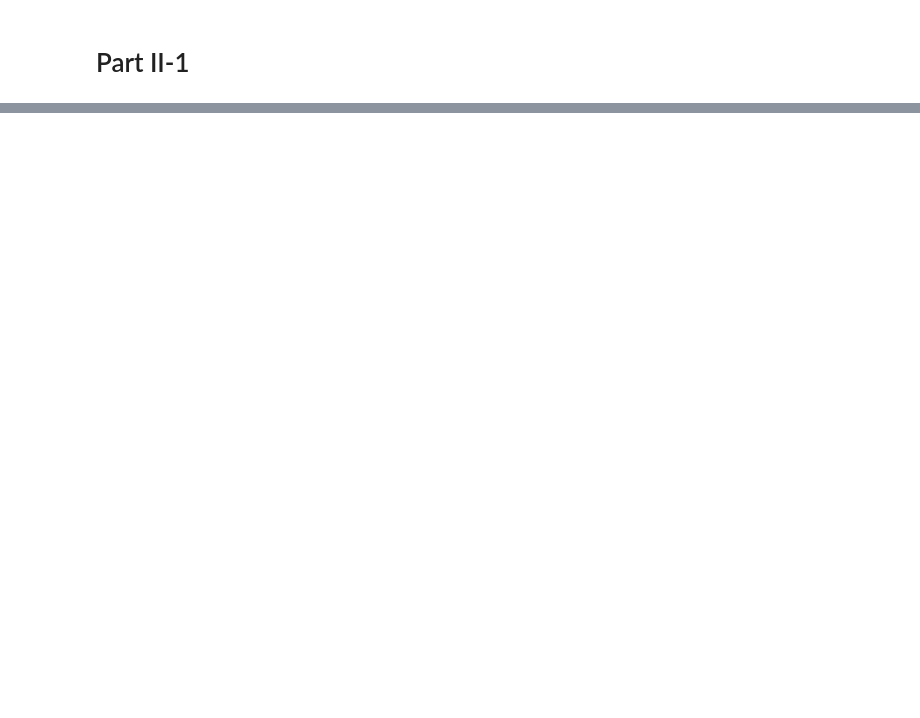
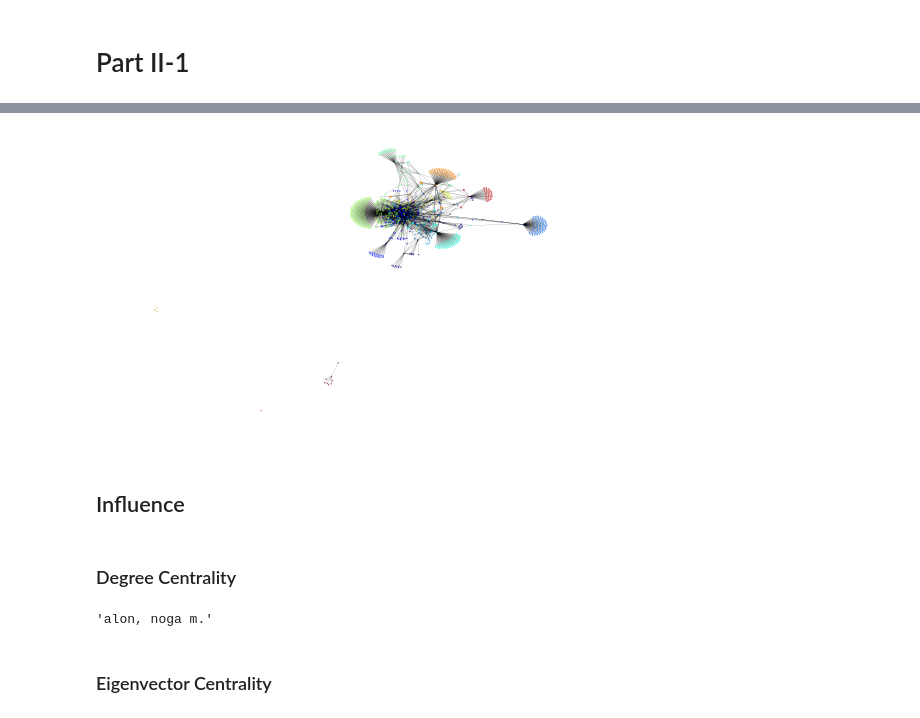
Before and after one commit to wlf1998/WebInfo, a Jupyter notebook: WebMining/Lab2.ipynb, the cells around one changed output, grey strips where cells are left out. Saved outputs shown, nothing was run; the diff lists cells and outputs as text; code cells hidden in the pictures; blank space fills up the shorter version.

Commit message:
Part II-1

```diff
--- a/WebMining/Lab2.ipynb
+++ b/WebMining/Lab2.ipynb
@@ -206,0 +448,6 @@ data[]
+# %%
+result_matrix=np.zeros((test_user_size,test_movie_size))
+for i in range(test_user_size):
+    for j in range(test_movie_size):
+        if test_matrix[i,j]!=0:
+            result_matrix[i,j]=ex_pred[i,j]-test_matrix[i,j]
@@ -206,0 +540,34 @@ data[]
+# %%
+#!pip install python-louvain
+#思考是否可用动态的/ice and fire/knowledge graph
+from community import community_louvain
+G=nx.Graph(graph[:1000,:1000])
+part =community_louvain.best_partition(G)
+values = [part.get(node) for node in G.nodes()]
+
+options = {
+    'node_color': 'red',
+    'node_size': 0.1,
+    'line_color': 'grey',
+    #'linewidths': 0,
+    'width': 0.1,
+    'cmap':plt.get_cmap('jet'),
+    'node_color':values
+}
+nx.draw(G,**options)
+#plt.figure(figsize=(30,70))
+plt.savefig("./graph/node1000best_partition.png",dpi=1000)
+plt.show()
+# %% [output]
+[figure, added]
+# %% [markdown]
+## Influence
+# %% [markdown]
+### Degree Centrality
+# %%
+degree=graph.sum(axis=0)
+seq2name[degree.argmax()]
+# %% [output]
+'alon, noga m.'
+# %% [markdown]
+### Eigenvector Centrality
```
Also changed, not shown: parts of 61 cells of this notebook, 10 other files.
